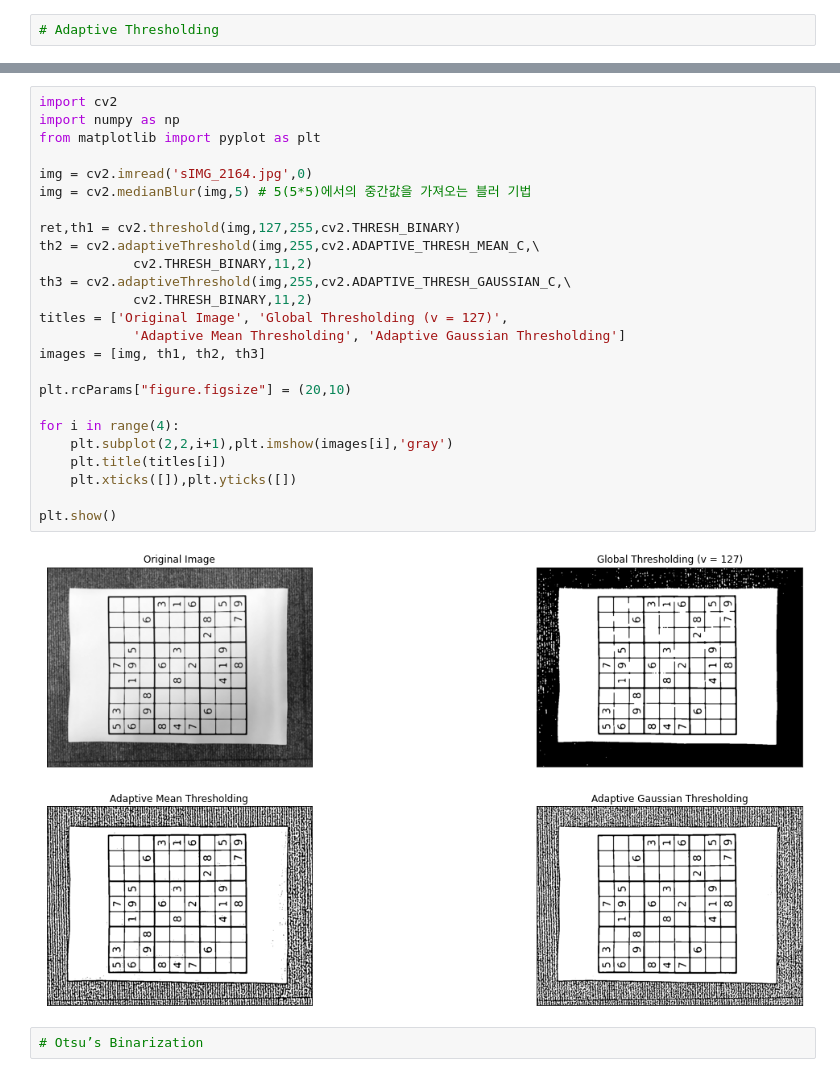
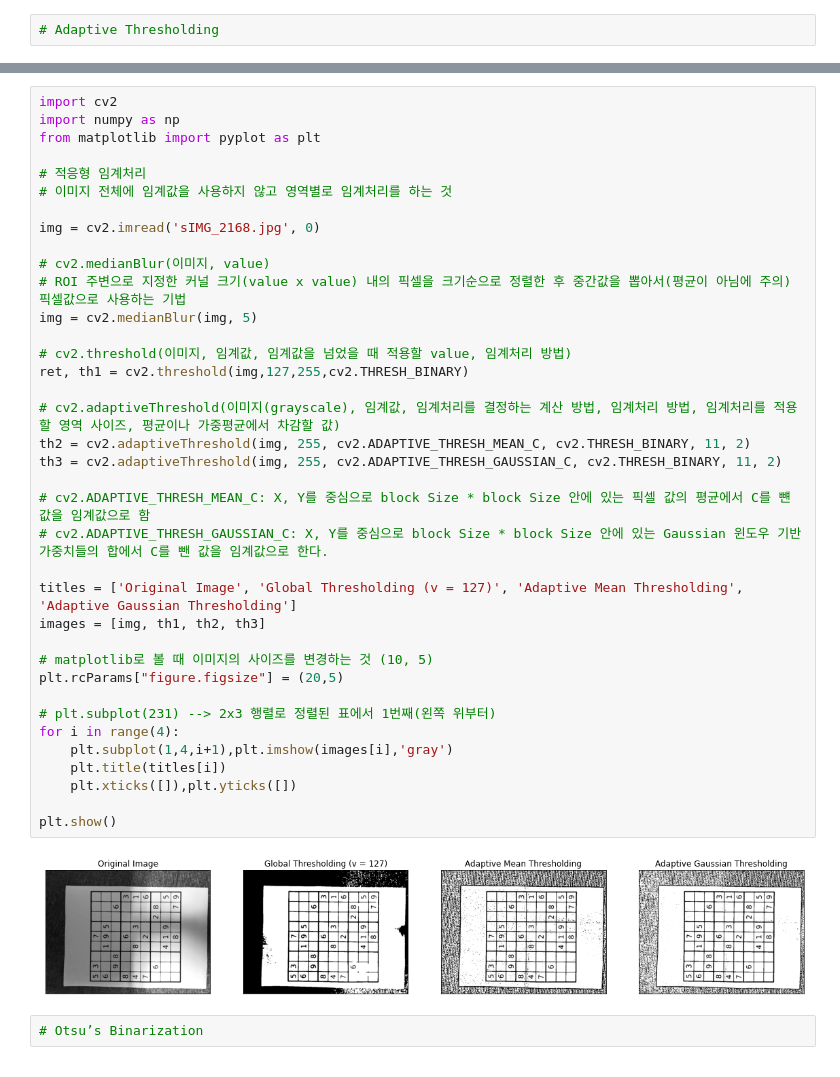
Before and after one commit to expbox77/ComputerVision20212, a Jupyter notebook: OpenCV21/C142.ipynb, the cells around one changed output, grey strips where cells are left out. Saved outputs shown, nothing was run; the diff lists cells and outputs as text.

```diff
--- a/OpenCV21/C142.ipynb
+++ b/OpenCV21/C142.ipynb
@@ -39,30 +49,42 @@ Tozero_INV
 # %%
 import cv2
 import numpy as np
 from matplotlib import pyplot as plt
 
-img = cv2.imread('sIMG_2164.jpg',0)
-img = cv2.medianBlur(img,5) # 5(5*5)에서의 중간값을 가져오는 블러 기법
+# 적응형 임계처리
+# 이미지 전체에 임계값을 사용하지 않고 영역별로 임계처리를 하는 것
 
-ret,th1 = cv2.threshold(img,127,255,cv2.THRESH_BINARY)
-th2 = cv2.adaptiveThreshold(img,255,cv2.ADAPTIVE_THRESH_MEAN_C,\
-            cv2.THRESH_BINARY,11,2)
-th3 = cv2.adaptiveThreshold(img,255,cv2.ADAPTIVE_THRESH_GAUSSIAN_C,\
-            cv2.THRESH_BINARY,11,2)
-titles = ['Original Image', 'Global Thresholding (v = 127)',
-            'Adaptive Mean Thresholding', 'Adaptive Gaussian Thresholding']
+img = cv2.imread('sIMG_2168.jpg', 0)
+
+# cv2.medianBlur(이미지, value)
+# ROI 주변으로 지정한 커널 크기(value x value) 내의 픽셀을 크기순으로 정렬한 후 중간값을 뽑아서(평균이 아님에 주의) 픽셀값으로 사용하는 기법
+img = cv2.medianBlur(img, 5)
+
+# cv2.threshold(이미지, 임계값, 임계값을 넘었을 때 적용할 value, 임계처리 방법)
+ret, th1 = cv2.threshold(img,127,255,cv2.THRESH_BINARY)
+
+# cv2.adaptiveThreshold(이미지(grayscale), 임계값, 임계처리를 결정하는 계산 방법, 임계처리 방법, 임계처리를 적용할 영역 사이즈, 평균이나 가중평균에서 차감할 값)
+th2 = cv2.adaptiveThreshold(img, 255, cv2.ADAPTIVE_THRESH_MEAN_C, cv2.THRESH_BINARY, 11, 2)
+th3 = cv2.adaptiveThreshold(img, 255, cv2.ADAPTIVE_THRESH_GAUSSIAN_C, cv2.THRESH_BINARY, 11, 2)
+
+# cv2.ADAPTIVE_THRESH_MEAN_C: X, Y를 중심으로 block Size * block Size 안에 있는 픽셀 값의 평균에서 C를 뺸 값을 임계값으로 함
+# cv2.ADAPTIVE_THRESH_GAUSSIAN_C: X, Y를 중심으로 block Size * block Size 안에 있는 Gaussian 윈도우 기반 가중치들의 합에서 C를 뺀 값을 임계값으로 한다.
+
+titles = ['Original Image', 'Global Thresholding (v = 127)', 'Adaptive Mean Thresholding', 'Adaptive Gaussian Thresholding']
 images = [img, th1, th2, th3]
 
-plt.rcParams["figure.figsize"] = (20,10)
+# matplotlib로 볼 때 이미지의 사이즈를 변경하는 것 (10, 5)
+plt.rcParams["figure.figsize"] = (20,5)
 
+# plt.subplot(231) --> 2x3 행렬로 정렬된 표에서 1번째(왼쪽 위부터)
 for i in range(4):
-    plt.subplot(2,2,i+1),plt.imshow(images[i],'gray')
+    plt.subplot(1,4,i+1),plt.imshow(images[i],'gray')
     plt.title(titles[i])
     plt.xticks([]),plt.yticks([])
 
 plt.show()
 # %% [output]
-[figure, old version]
+[figure, new version]
 # %%
 # Otsu’s Binarization
 # %%
```
Also changed, not shown: parts of 6 cells of this notebook, 5 other files.
